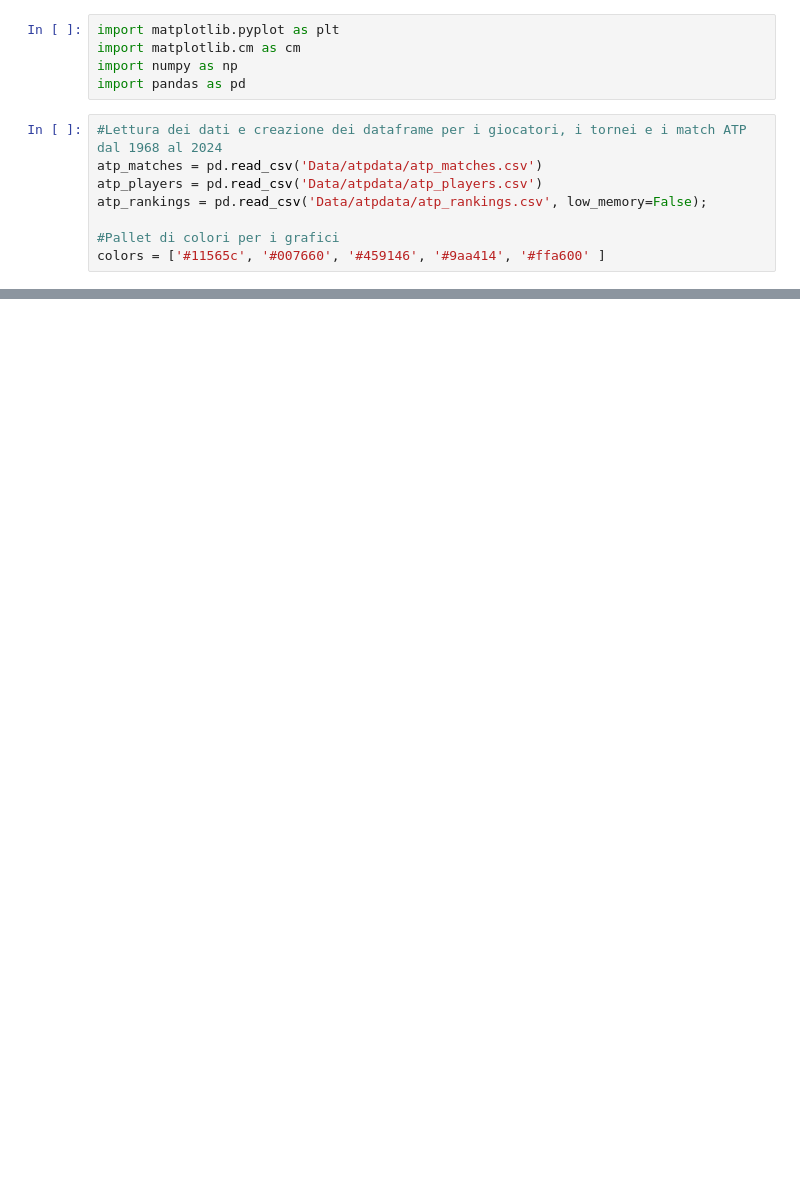
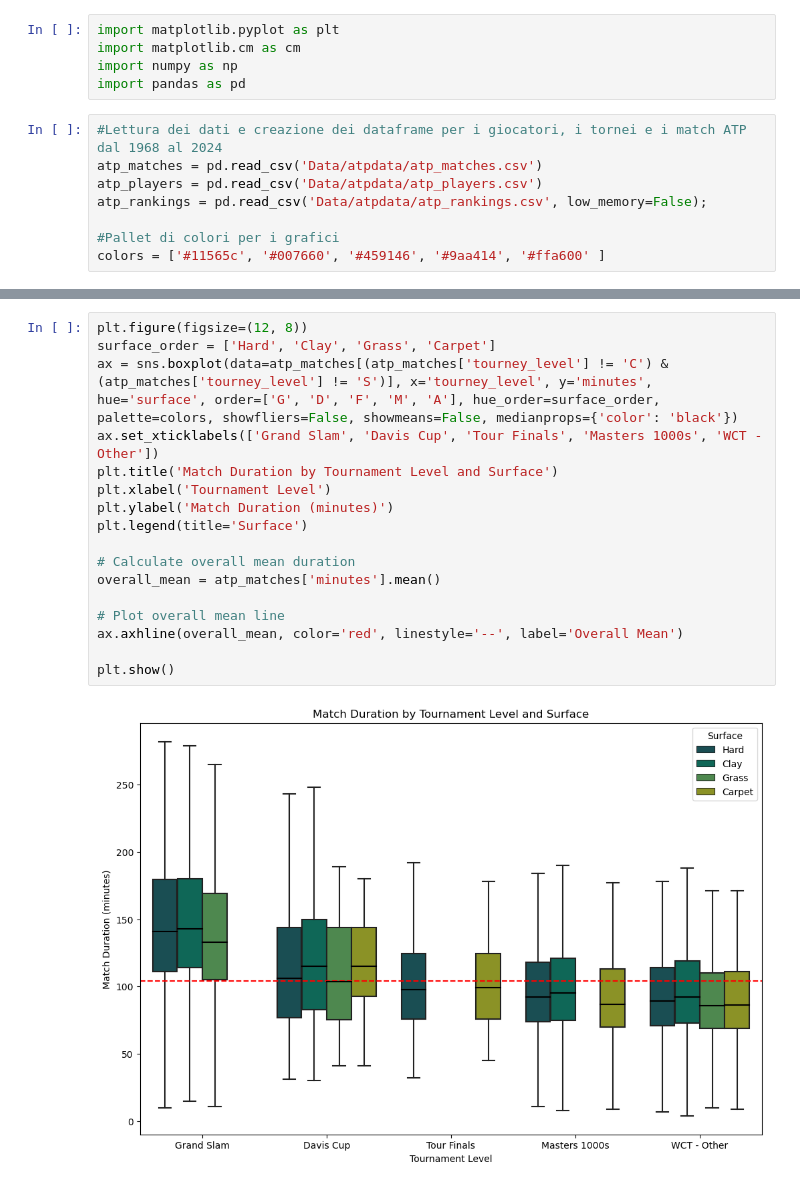
Before and after one commit to yasemitee/SciVIs, a Jupyter notebook: tournament.ipynb, the cells around one changed output, grey strips where cells are left out. Saved outputs shown, nothing was run; the diff lists cells and outputs as text; blank space fills up the shorter version.

```diff
--- a/tournament.ipynb
+++ b/tournament.ipynb
@@ -77,0 +92,19 @@ plt.show()
+# %%
+plt.figure(figsize=(12, 8))
+surface_order = ['Hard', 'Clay', 'Grass', 'Carpet']
+ax = sns.boxplot(data=atp_matches[(atp_matches['tourney_level'] != 'C') & (atp_matches['tourney_level'] != 'S')], x='tourney_level', y='minutes', hue='surface', order=['G', 'D', 'F', 'M', 'A'], hue_order=surface_order, palette=colors, showfliers=False, showmeans=False, medianprops={'color': 'black'})
+ax.set_xticklabels(['Grand Slam', 'Davis Cup', 'Tour Finals', 'Masters 1000s', 'WCT - Other'])
+plt.title('Match Duration by Tournament Level and Surface')
+plt.xlabel('Tournament Level')
+plt.ylabel('Match Duration (minutes)')
+plt.legend(title='Surface')
+
+# Calculate overall mean duration
+overall_mean = atp_matches['minutes'].mean()
+
+# Plot overall mean line
+ax.axhline(overall_mean, color='red', linestyle='--', label='Overall Mean')
+
+plt.show()
+# %% [output]
+[figure, added]
```
Also changed, not shown: parts of 5 cells of this notebook.
